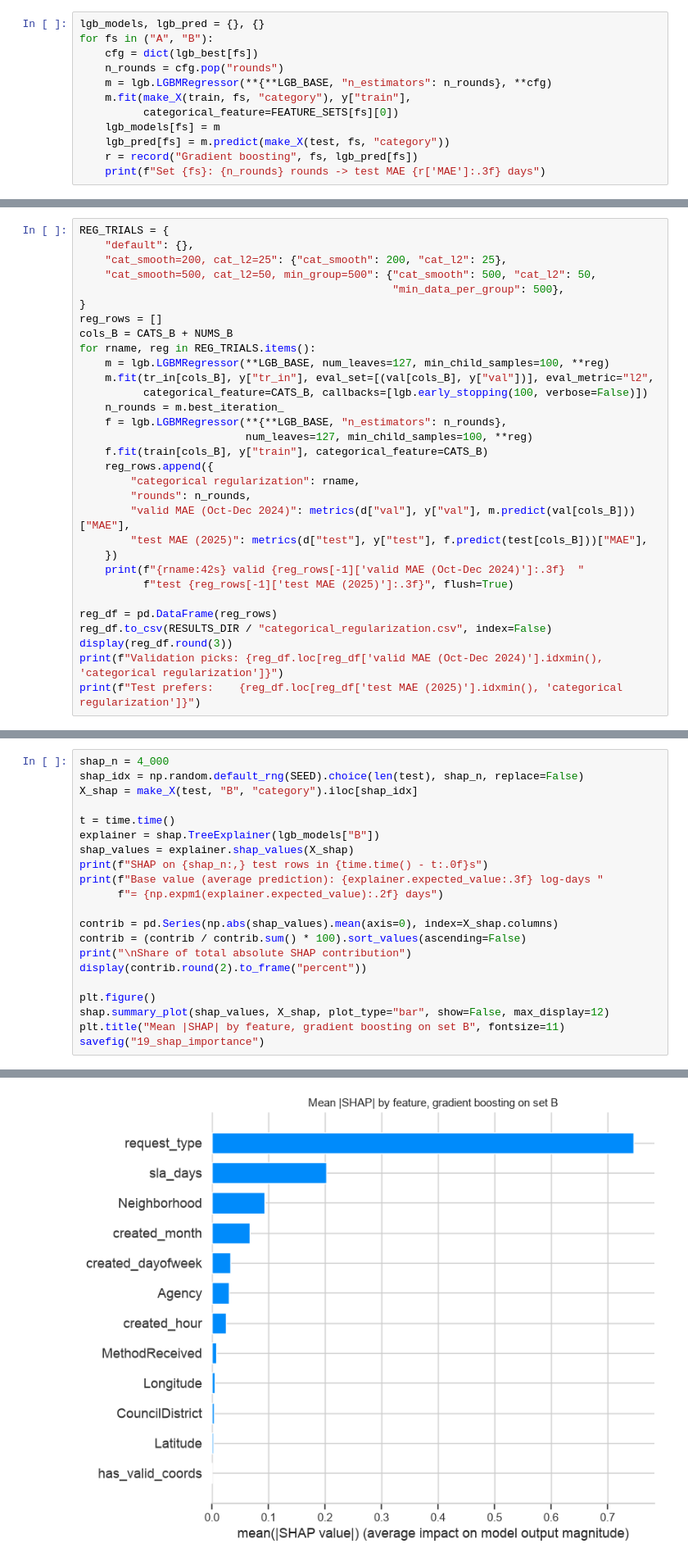
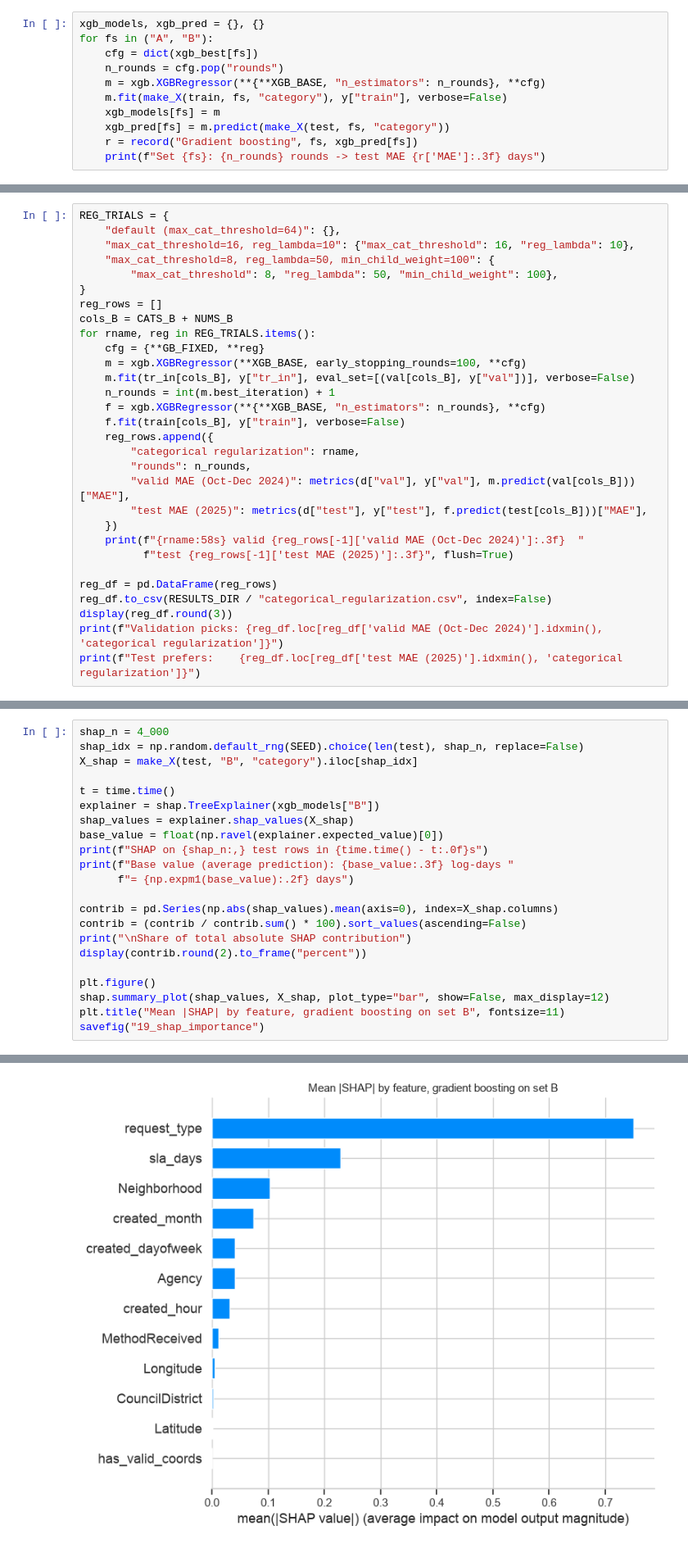
Before and after one commit to Manikrishneshwar/311-data-mining, a Jupyter notebook: notebooks/03_tree_models.ipynb, the cells around one changed output, grey strips where cells are left out. Shown at 82% size. Drawn from its saved outputs; the diff is of its cells as text.

```diff
--- a/notebooks/03_tree_models.ipynb
+++ b/notebooks/03_tree_models.ipynb
@@ -487,13 +509,12 @@ Validation MAE in days, Oct-Dec 2024
 # %%
-lgb_models, lgb_pred = {}, {}
+xgb_models, xgb_pred = {}, {}
 for fs in ("A", "B"):
-    cfg = dict(lgb_best[fs])
+    cfg = dict(xgb_best[fs])
     n_rounds = cfg.pop("rounds")
-    m = lgb.LGBMRegressor(**{**LGB_BASE, "n_estimators": n_rounds}, **cfg)
-    m.fit(make_X(train, fs, "category"), y["train"],
-          categorical_feature=FEATURE_SETS[fs][0])
-    lgb_models[fs] = m
-    lgb_pred[fs] = m.predict(make_X(test, fs, "category"))
-    r = record("Gradient boosting", fs, lgb_pred[fs])
+    m = xgb.XGBRegressor(**{**XGB_BASE, "n_estimators": n_rounds}, **cfg)
+    m.fit(make_X(train, fs, "category"), y["train"], verbose=False)
+    xgb_models[fs] = m
+    xgb_pred[fs] = m.predict(make_X(test, fs, "category"))
+    r = record("Gradient boosting", fs, xgb_pred[fs])
     print(f"Set {fs}: {n_rounds} rounds -> test MAE {r['MAE']:.3f} days")
 # %% [output]
@@ -742,27 +791,26 @@ ones. The cell below tries that, and the failure is worth more than the fix woul
 # %%
 REG_TRIALS = {
-    "default": {},
-    "cat_smooth=200, cat_l2=25": {"cat_smooth": 200, "cat_l2": 25},
-    "cat_smooth=500, cat_l2=50, min_group=500": {"cat_smooth": 500, "cat_l2": 50,
-                                                 "min_data_per_group": 500},
+    "default (max_cat_threshold=64)": {},
+    "max_cat_threshold=16, reg_lambda=10": {"max_cat_threshold": 16, "reg_lambda": 10},
+    "max_cat_threshold=8, reg_lambda=50, min_child_weight=100": {
+        "max_cat_threshold": 8, "reg_lambda": 50, "min_child_weight": 100},
 }
 reg_rows = []
 cols_B = CATS_B + NUMS_B
 for rname, reg in REG_TRIALS.items():
-    m = lgb.LGBMRegressor(**LGB_BASE, num_leaves=127, min_child_samples=100, **reg)
-    m.fit(tr_in[cols_B], y["tr_in"], eval_set=[(val[cols_B], y["val"])], eval_metric="l2",
-          categorical_feature=CATS_B, callbacks=[lgb.early_stopping(100, verbose=False)])
-    n_rounds = m.best_iteration_
-    f = lgb.LGBMRegressor(**{**LGB_BASE, "n_estimators": n_rounds},
-                          num_leaves=127, min_child_samples=100, **reg)
-    f.fit(train[cols_B], y["train"], categorical_feature=CATS_B)
+    cfg = {**GB_FIXED, **reg}
+    m = xgb.XGBRegressor(**XGB_BASE, early_stopping_rounds=100, **cfg)
+    m.fit(tr_in[cols_B], y["tr_in"], eval_set=[(val[cols_B], y["val"])], verbose=False)
+    n_rounds = int(m.best_iteration) + 1
+    f = xgb.XGBRegressor(**{**XGB_BASE, "n_estimators": n_rounds}, **cfg)
+    f.fit(train[cols_B], y["train"], verbose=False)
     reg_rows.append({
         "categorical regularization": rname,
         "rounds": n_rounds,
         "valid MAE (Oct-Dec 2024)": metrics(d["val"], y["val"], m.predict(val[cols_B]))["MAE"],
         "test MAE (2025)": metrics(d["test"], y["test"], f.predict(test[cols_B]))["MAE"],
     })
-    print(f"{rname:42s} valid {reg_rows[-1]['valid MAE (Oct-Dec 2024)']:.3f}  "
+    print(f"{rname:58s} valid {reg_rows[-1]['valid MAE (Oct-Dec 2024)']:.3f}  "
           f"test {reg_rows[-1]['test MAE (2025)']:.3f}", flush=True)
 
 reg_df = pd.DataFrame(reg_rows)
@@ -920,11 +980,12 @@ shap_idx = np.random.default_rng(SEED).choice(len(test), shap_n, replace=False)
 X_shap = make_X(test, "B", "category").iloc[shap_idx]
 
 t = time.time()
-explainer = shap.TreeExplainer(lgb_models["B"])
+explainer = shap.TreeExplainer(xgb_models["B"])
 shap_values = explainer.shap_values(X_shap)
+base_value = float(np.ravel(explainer.expected_value)[0])
 print(f"SHAP on {shap_n:,} test rows in {time.time() - t:.0f}s")
-print(f"Base value (average prediction): {explainer.expected_value:.3f} log-days "
-      f"= {np.expm1(explainer.expected_value):.2f} days")
+print(f"Base value (average prediction): {base_value:.3f} log-days "
+      f"= {np.expm1(base_value):.2f} days")
 
 contrib = pd.Series(np.abs(shap_values).mean(axis=0), index=X_shap.columns)
 contrib = (contrib / contrib.sum() * 100).sort_values(ascending=False)
@@ -955,5 +1016,5 @@ Share of total absolute SHAP contribution
 | has_valid_coords | 0.0000 |
-[figure, old version]
+[figure, new version]
 # %%
 # Where does the deadline push a prediction? The one continuous feature worth a dependence plot.
 fig, axes = plt.subplots(1, 2, figsize=(12, 4.6))
```
Also changed, not shown: parts of 35 cells of this notebook, 12 other files.
